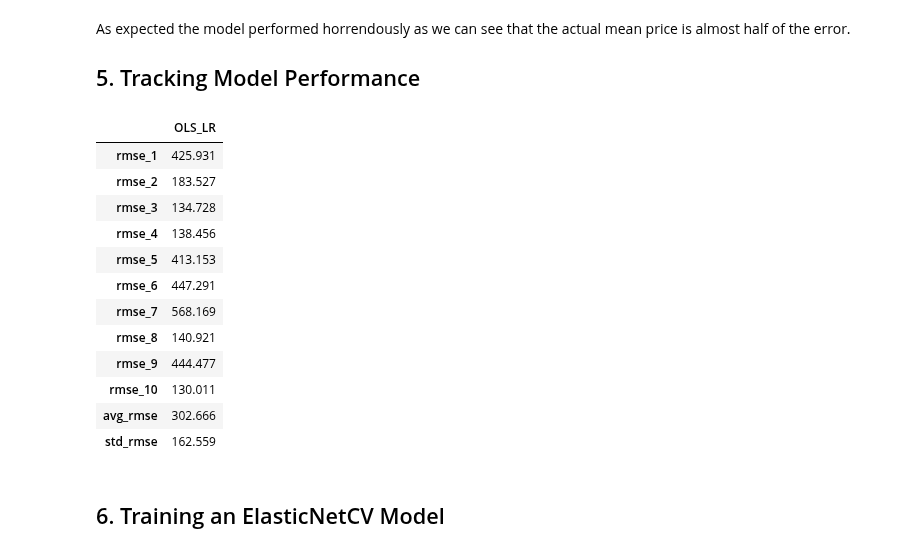
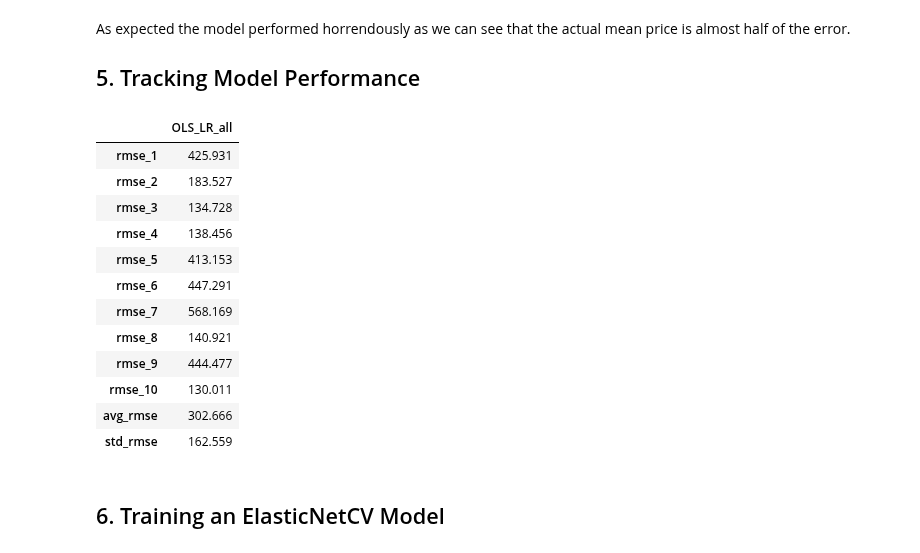
Before and after one commit to harera3/ML_Portfolio, a Jupyter notebook: 09_Chicago_AirBnB_Model_Training.ipynb, the cells around one changed output. Cells and saved outputs as stored; diff of their text form; code cells hidden in the pictures.

```diff
--- a/09_Chicago_AirBnB_Model_Training.ipynb
+++ b/09_Chicago_AirBnB_Model_Training.ipynb
@@ -133,13 +133,13 @@ As expected the model performed horrendously as we can see that the actual mean
 # %%
 model_index = ['rmse_1','rmse_2', 'rmse_3', 'rmse_4', 'rmse_5', 'rmse_6', 'rmse_7',
              'rmse_8', 'rmse_9', 'rmse_10', 'avg_rmse', 'std_rmse']
 model_df = pd.DataFrame(index=model_index)
-model_df['OLS_LR'] = [425.93108859, 183.52740766, 134.72761984, 138.45581251, 413.15291056,
+model_df['OLS_LR_all'] = [425.93108859, 183.52740766, 134.72761984, 138.45581251, 413.15291056,
                447.2906282,  568.16886068, 140.92118982, 444.47672801, 130.01073927,
                302.6662985151705, 162.55875437222156]
 model_df
 # %% [output]
-|  | OLS_LR |
+|  | OLS_LR_all |
 | rmse_1 | 425.931 |
 | rmse_2 | 183.527 |
 | rmse_3 | 134.728 |
```
Also changed, not shown: parts of 7 cells of this notebook, 2 other files.
